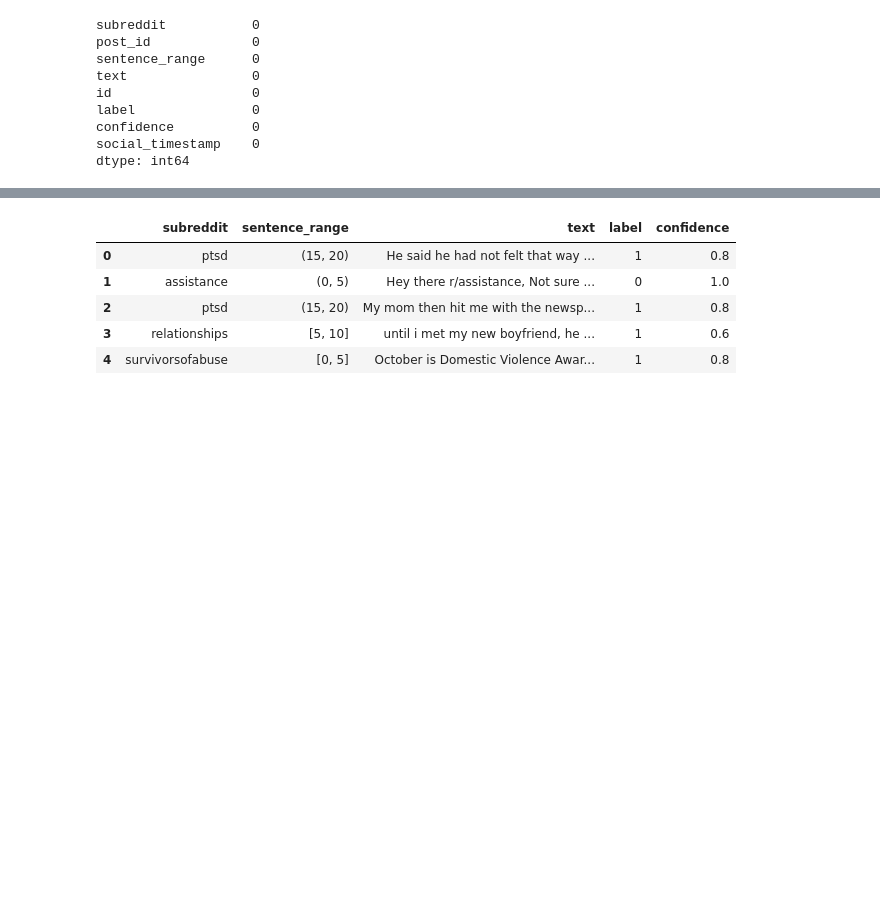
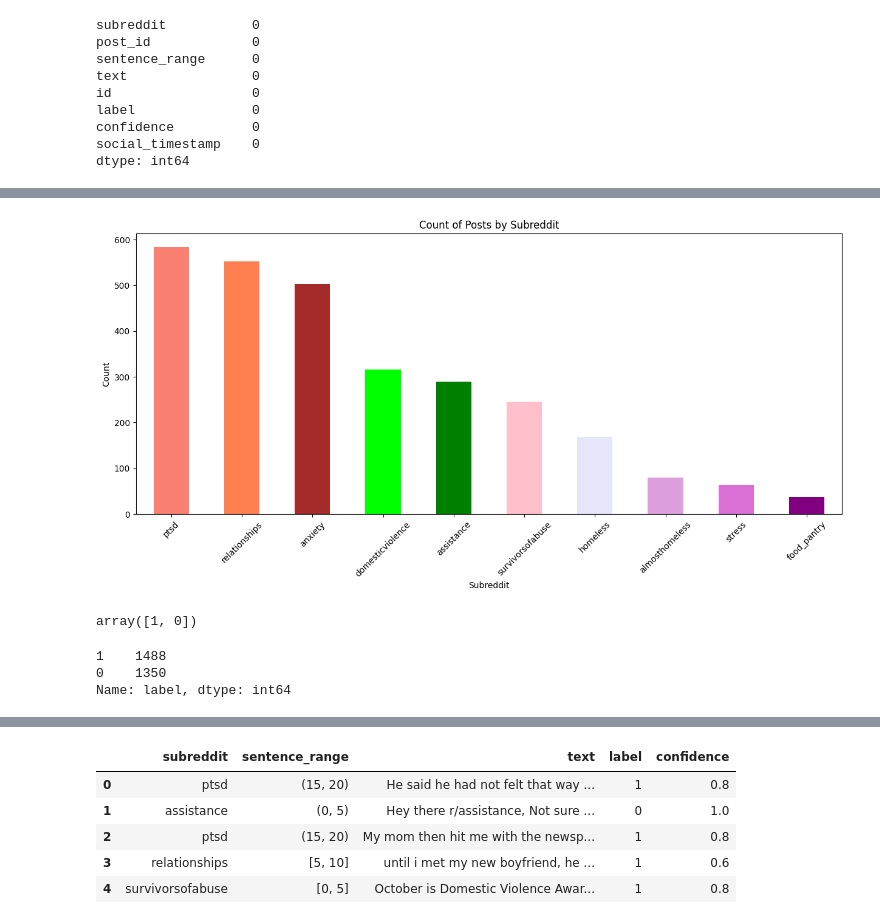
Before and after one commit to Maheen-Siddiqui/Colab-Projects, a Jupyter notebook: StressDetectionML.ipynb, the cells around one changed output, grey strips where cells are left out. Cells and saved outputs as stored; diff of their text form; code cells hidden in the pictures; blank space fills up the shorter version.

```diff
--- a/StressDetectionML.ipynb
+++ b/StressDetectionML.ipynb
@@ -44,0 +74,21 @@ dtype: int64
+# %%
+plt.figure(figsize=(15, 6))
+colors = ['salmon','coral','brown','lime','green','pink','lavender','plum','orchid','purple']
+df['subreddit'].value_counts().plot(kind='bar', color=colors)
+plt.xticks(rotation=45)
+plt.xlabel('Subreddit')
+plt.ylabel('Count')
+plt.title('Count of Posts by Subreddit')
+plt.show()
+# %% [output]
+[figure, added]
+# %%
+df["label"].unique()
+# %% [output]
+array([1, 0])
+# %%
+df["label"].value_counts()
+# %% [output]
+1    1488
+0    1350
+Name: label, dtype: int64
```
Also changed, not shown: parts of 11 cells of this notebook.
